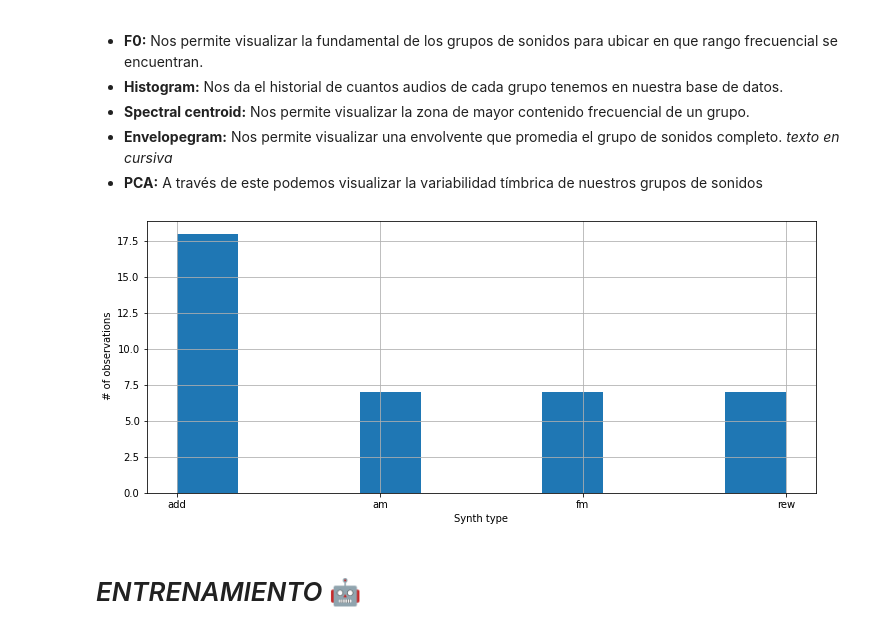
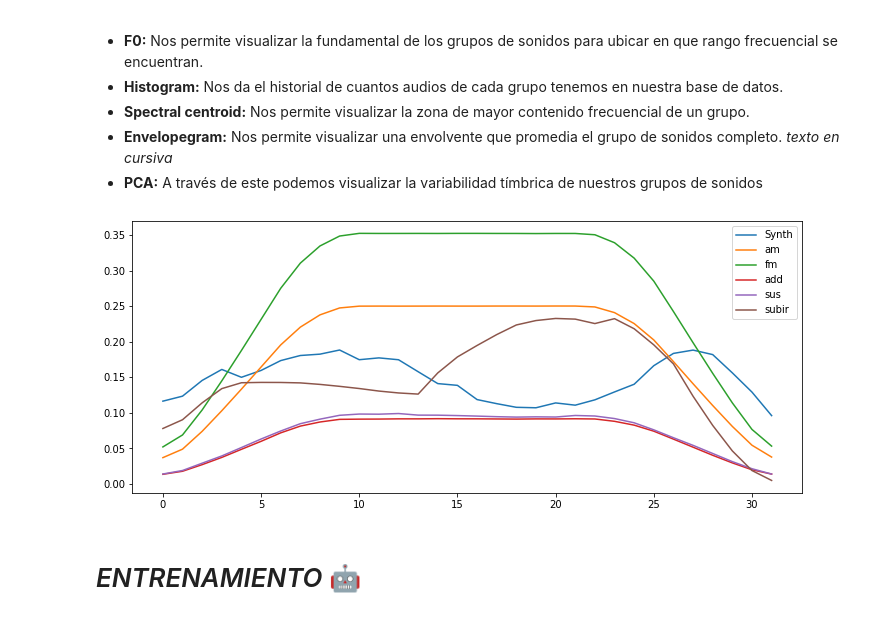
Before and after one commit to mezaga/ACIML-prototype, a Jupyter notebook: ACIML_prototype_lab.ipynb, the cells around one changed output. Saved outputs shown, nothing was run; the diff lists cells and outputs as text; code cells hidden in the pictures.

```diff
--- a/ACIML_prototype_lab.ipynb
+++ b/ACIML_prototype_lab.ipynb
@@ -627,7 +627,7 @@ Successfully installed ffmpeg-python-0.2.0
 from sklearn import preprocessing
 from google.colab import files
 
-dropdown = 'Crear' #@param ["Crear","Subir archivos","Grabar"]
+dropdown = 'Grabar' #@param ["Crear","Subir archivos","Grabar"]
 '''
 if dropdown == 'Subir archivos':
 
@@ -847,7 +847,7 @@ ids = list(DATA_filt['id'])
 
 #ids = id_gen(DATA_filt)
 
-audio_viz = 'Histogram' #@param ['PCA','F0', 'Histogram','Spectral centroid', 'Envelopegram']
+audio_viz = 'Envelopegram' #@param ['PCA','F0', 'Histogram','Spectral centroid', 'Envelopegram']
 #fig, ax = plt.subplots()
 plt.figure(figsize = [12,5])
 #fig.set_size_inches([12,5])
@@ -881,34 +881,34 @@ if audio_viz == 'PCA':
       ax.scatter(X_PCA[counter: counter + s_values[1].value, 0],
                 X_PCA[counter: counter + s_values[1].value, 1],
                 cmap= 10,
                 label = key)
       counter += s_values[1].value
       cu += 1
     ax.set_title('PCA')
     plt.xticks([])
     plt.yticks([])
     ax.legend(DATA_filt['gid'].drop_duplicates())
 
 if audio_viz == 'Spectral centroid':
   ax = plt.subplot(1,1,1)
   ax.set_xlabel("Frequencies")
   ax.set_ylabel("Groups")
   ax.scatter(x = DATA_filt['sc'],y = DATA_filt['gid'], cmap= 10)
   plt.show()
 
 if audio_viz == 'Envelopegram':
   ax = plt.subplot(1, 1, 1)
   clases = list(DATA_filt['gid'].drop_duplicates())
   for clase in clases:
       ax.plot(DATA_filt[DATA_filt['gid'] == clase]['rms'].mean())
 
   ax.legend(clases)
   #plt.yticks('Amplitude')
   #plt.xticks('Frames')
 
   #plt.show()
 # %% [output]
-[figure, old version]
+[figure, new version]
 # %% [markdown]
 # *ENTRENAMIENTO* 🤖
 # %%
```
Also changed, not shown: parts of 7 cells of this notebook.
